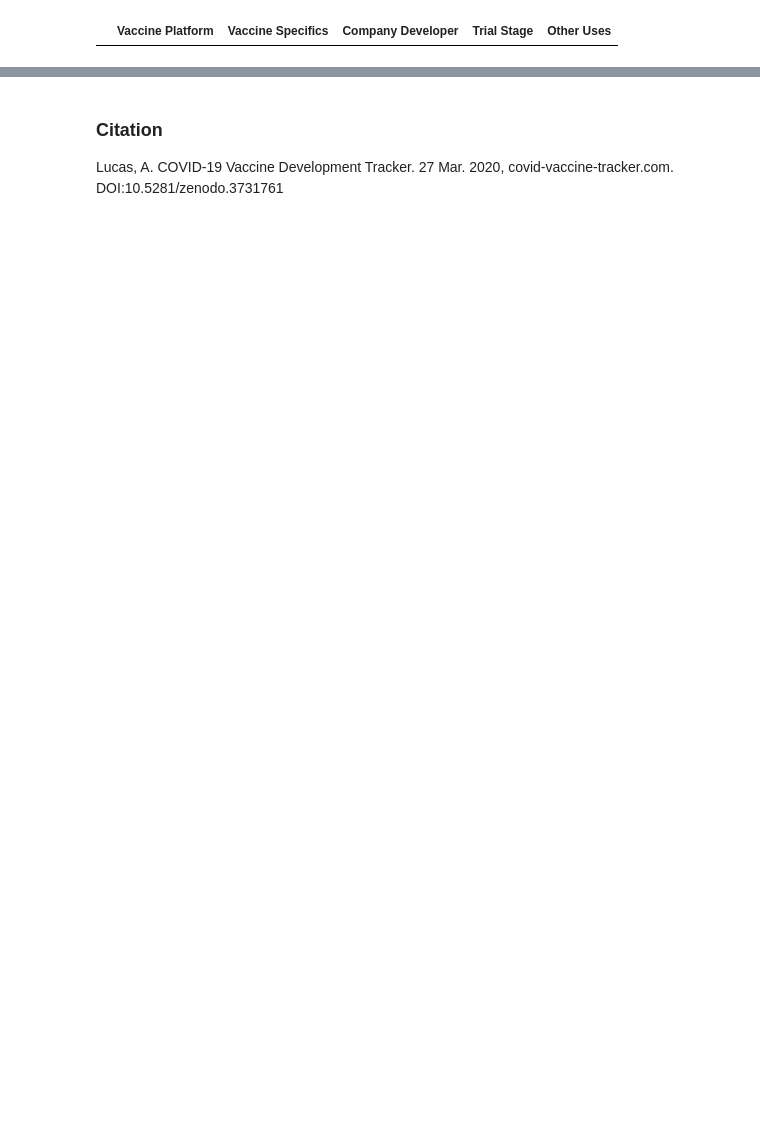
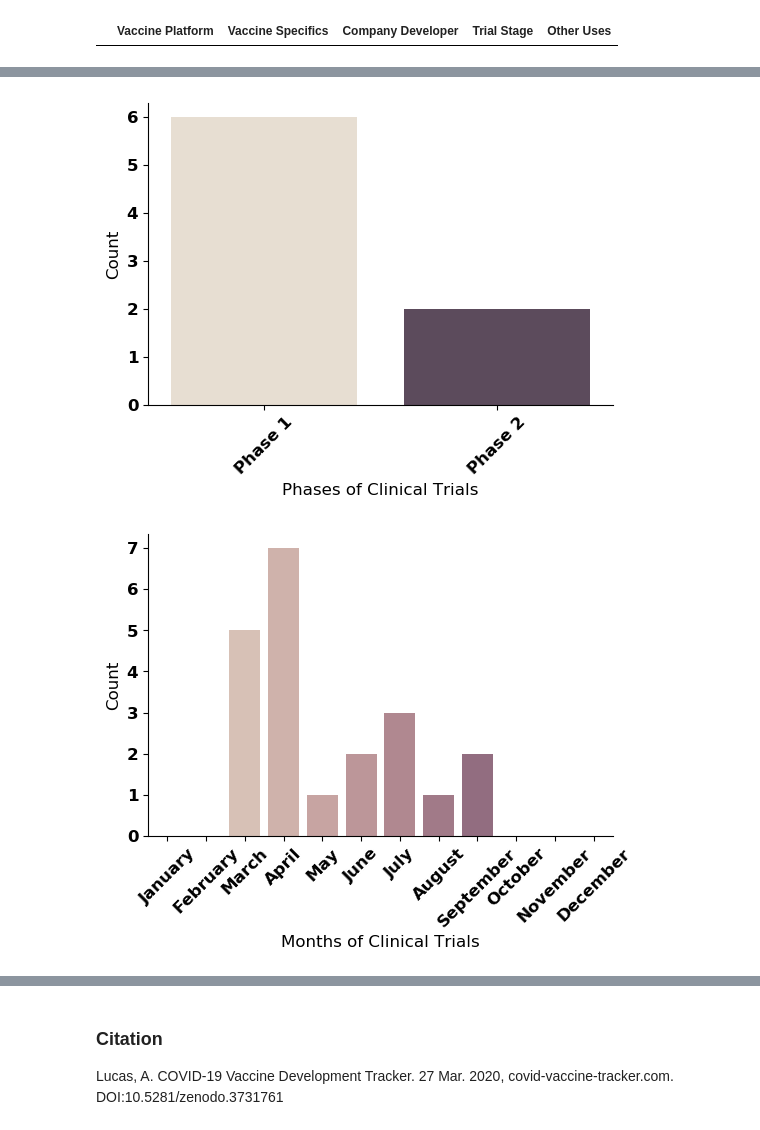
Before and after one commit to allucas/allucas.github.io, a Jupyter notebook: Notebooks/Index.ipynb, the cells around one changed output, grey strips where cells are left out. Drawn from its saved outputs; the diff is of its cells as text; code cells hidden in the pictures; blank space fills up the shorter version.

```diff
--- a/Notebooks/Index.ipynb
+++ b/Notebooks/Index.ipynb
@@ -208,0 +307,23 @@ df
+# %%
+#%%
+
+plat_count = df_all2['phases'].value_counts()
+chart = sns.barplot(plat_count.index, plat_count.values, alpha=0.8,palette="ch:.25")
+plt.setp(chart.get_xticklabels(), rotation=45)
+plt.xlabel('Phases of Clinical Trials')
+plt.ylabel('Count')
+chart.spines['top'].set_visible(False)
+chart.spines['right'].set_visible(False)
+
+#%%
+plt.figure()
+plat_count = df_all2['dates'].value_counts()
+chart = sns.barplot(plat_count.index, plat_count.values, alpha=0.8,palette="ch:.25", order=months)
+plt.setp(chart.get_xticklabels(), rotation=45)
+plt.xlabel('Months of Clinical Trials')
+plt.ylabel('Count')
+chart.spines['top'].set_visible(False)
+chart.spines['right'].set_visible(False)
+# %% [output]
+[figure, added]
+[figure, added]
```
Also changed, not shown: parts of 16 cells of this notebook, 11 other files.
